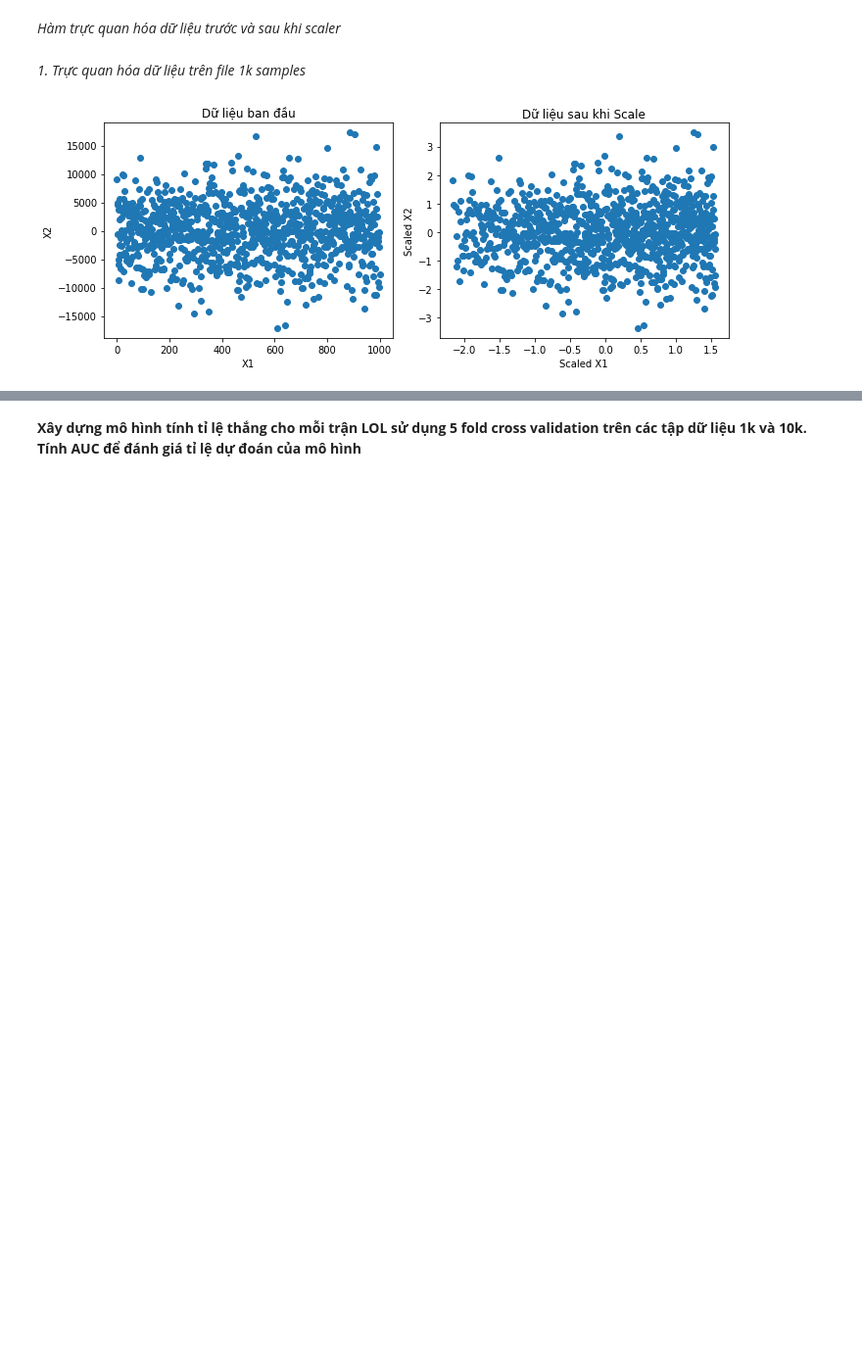
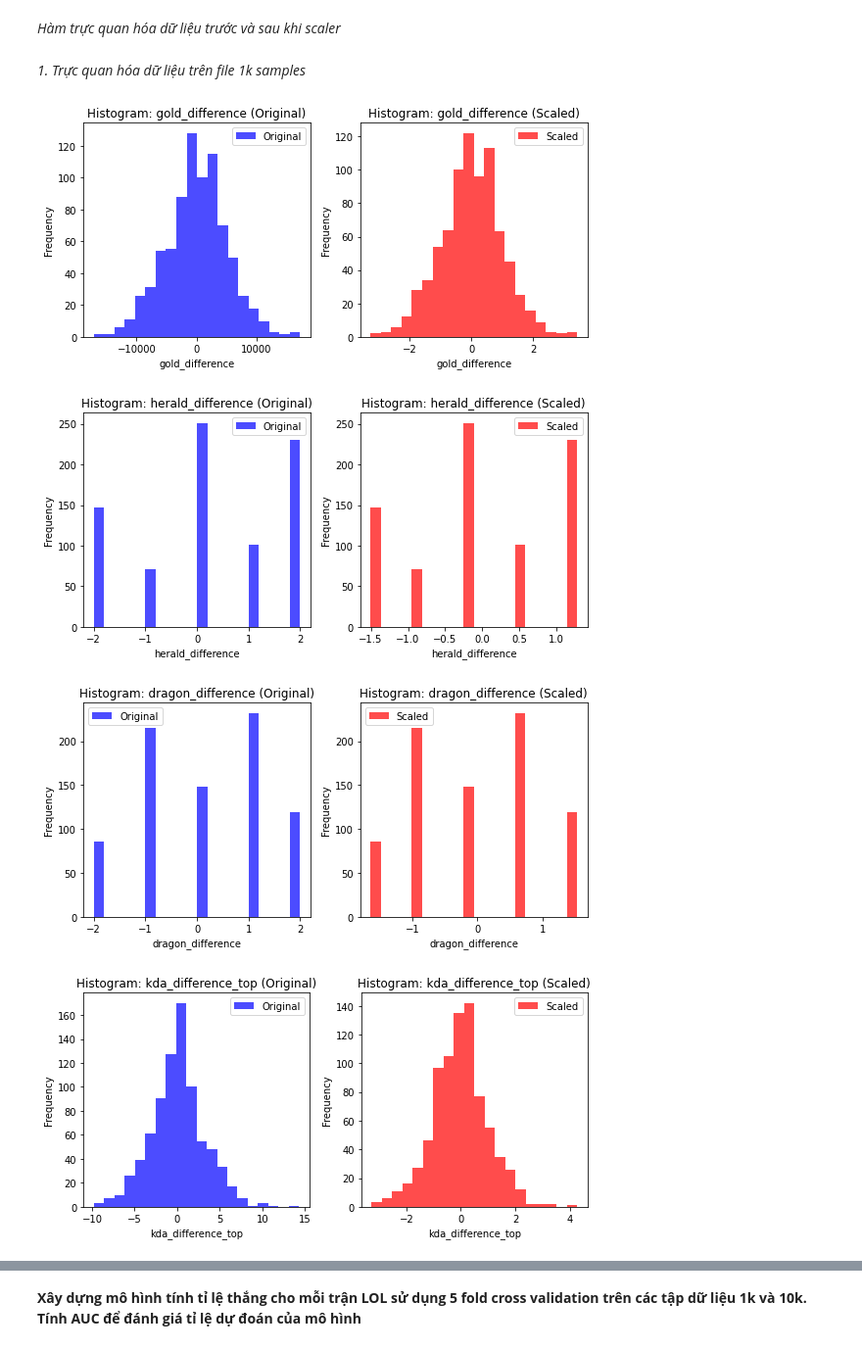
Before and after one commit to trucni2005/LeagueOfLegendsWinRatePredictorAt15, a Jupyter notebook: data_processing.ipynb, the cells around one changed output, grey strips where cells are left out. Shown at 98% size. Drawn from its saved outputs; the diff is of its cells as text; code cells hidden in the pictures; blank space fills up the shorter version.

```diff
--- a/data_processing.ipynb
+++ b/data_processing.ipynb
@@ -208,3 +255,17 @@ best_pineline_for_10ksamples = Pipeline([
+# %%
+model_name1, scaler_name1= get_pineline(best_model1)
+
+best_pineline_for_1ksamples = Pipeline([
+    ('scaler', eval(scaler_name1)()),
+    ('model', eval(model_name1)())
+])
+
+model_name10, scaler_name10= get_pineline(best_model10)
+
+best_pineline_for_10ksamples = Pipeline([
+    ('scaler', eval(scaler_name10)()),
+    ('model', eval(model_name10)())
+])
 # %% [markdown]
 ***Nhận xét:***
 1. *Đối với tập dữ liệu 1k samples, việc loại bỏ bớt các đặc trưng không cần thiết có thể làm tăng độ chính xác (từ 76.4 lên 76.8), tuy nhiên không nhiều.*
@@ -250,6 +278,36 @@ def plot_scaled_data(file_path, scaler):
+# %%
+def plot_histogram(data, scaler):
+    # Sao chép dữ liệu ban đầu]
+    data = data.drop('team_win',axis= 1)
+    data_scaled = data.copy()
+
+    # Scale dữ liệu
+    data_scaled[data.columns] = scaler.fit_transform(data)
+
+    for col in data.columns:
+        fig, axes = plt.subplots(1, 2, figsize=(8, 4))
+        # Vẽ histogram cho dữ liệu gốc
+        axes[0].hist(data[col], bins=20, alpha=0.7, label="Original", color="blue")
+        axes[0].set_xlabel(col)
+        axes[0].set_ylabel("Frequency")
+        axes[0].set_title("Histogram: " + col + " (Original)")
+        axes[0].legend()
+
+        # Vẽ histogram cho dữ liệu đã được scale
+        axes[1].hist(data_scaled[col], bins=20, alpha=0.7, label="Scaled", color="red")
+        axes[1].set_xlabel(col)
+        axes[1].set_ylabel("Frequency")
+        axes[1].set_title("Histogram: " + col + " (Scaled)")
+        axes[1].legend()
+
+        plt.tight_layout()
+        plt.show()
 # %% [markdown]
 *1. Trực quan hóa dữ liệu trên file 1k samples*
-# %%
-plot_scaled_data('data/data_1k_featureselection.csv', PowerTransformer())
-# %% [output]
-[figure, removed]
+# %%
+plot_histogram(data1_train, best_pineline_for_1ksamples.named_steps['scaler'])
+# %% [output]
+[figure, added]
+[figure, added]
+[figure, added]
+[figure, added]
```
Also changed, not shown: parts of 51 cells of this notebook, 5 other files.
